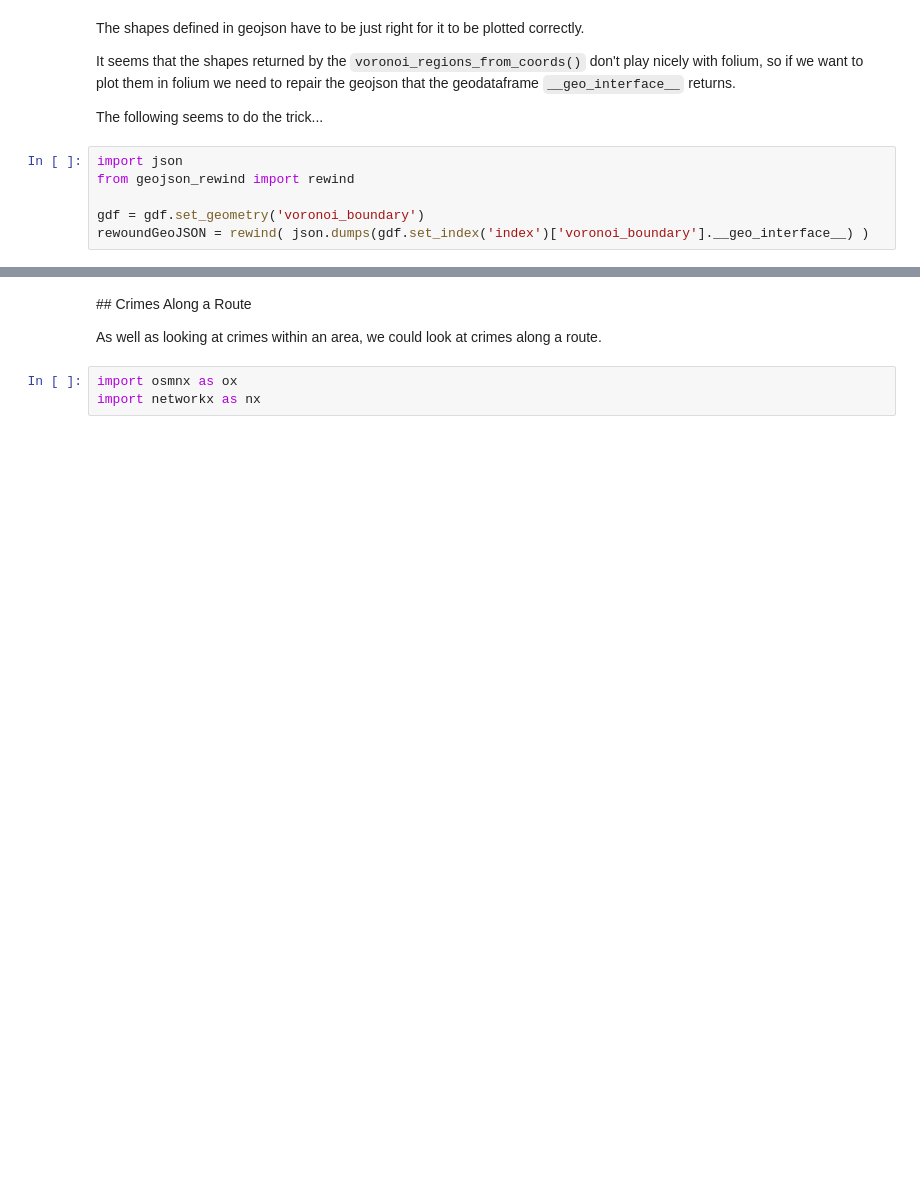
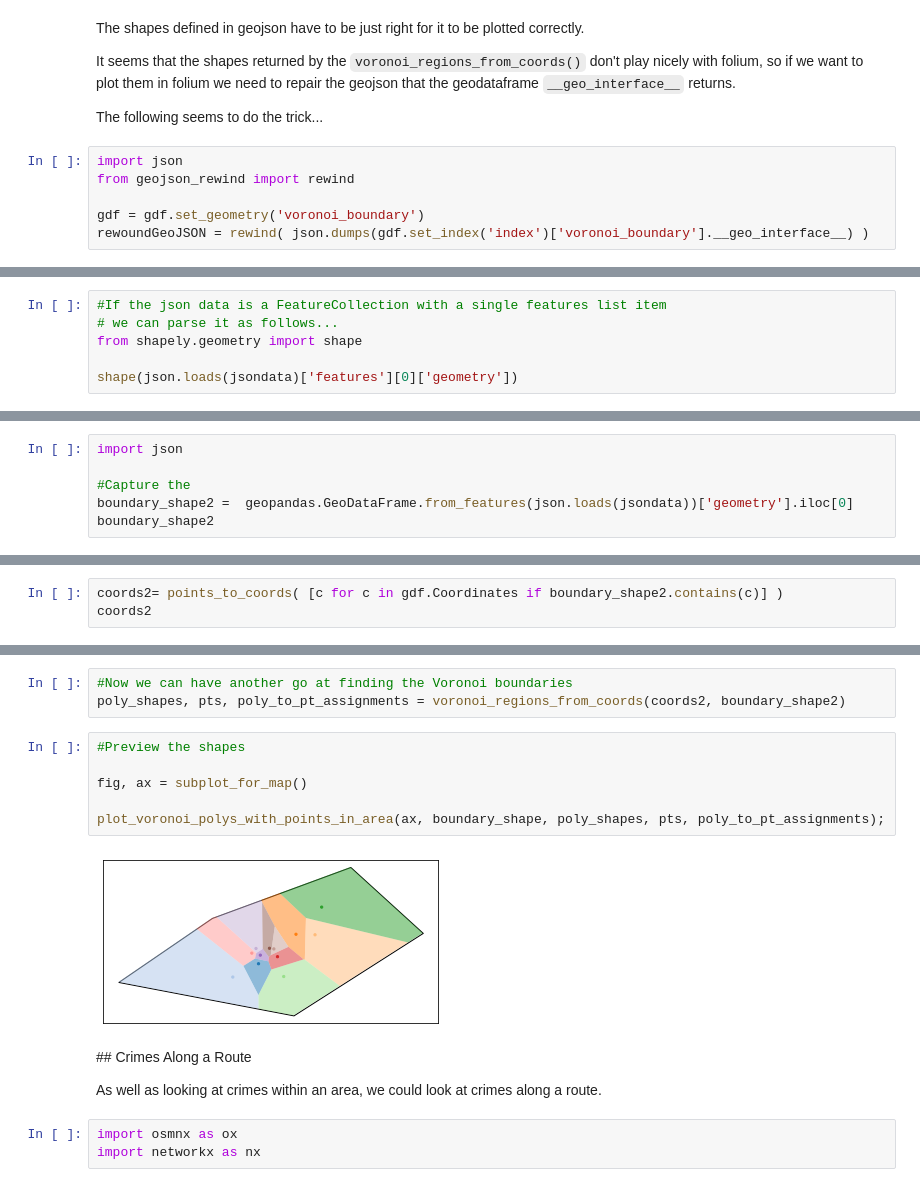
Before and after one commit to psychemedia/crime-data-demo, a Jupyter notebook: Police API Demo.ipynb, the cells around one changed output, grey strips where cells are left out. Cells and saved outputs as stored; diff of their text form; blank space fills up the shorter version.

Commit message:
Add a demo of using a boundary draw in geojson.net

```diff
--- a/Police API Demo.ipynb
+++ b/Police API Demo.ipynb
@@ -577,0 +632,6 @@ m
+# %%
+#If the json data is a FeatureCollection with a single features list item
+# we can parse it as follows...
+from shapely.geometry import shape
+
+shape(json.loads(jsondata)['features'][0]['geometry'])
@@ -577,0 +642,6 @@ m
+# %%
+import json
+
+#Capture the
+boundary_shape2 =  geopandas.GeoDataFrame.from_features(json.loads(jsondata))['geometry'].iloc[0]
+boundary_shape2
@@ -577,0 +652,3 @@ m
+# %%
+coords2= points_to_coords( [c for c in gdf.Coordinates if boundary_shape2.contains(c)] )
+coords2
@@ -578,3 +668,14 @@ m
+# %%
+#Now we can have another go at finding the Voronoi boundaries
+poly_shapes, pts, poly_to_pt_assignments = voronoi_regions_from_coords(coords2, boundary_shape2)
+# %%
+#Preview the shapes
+
+fig, ax = subplot_for_map()
+
+plot_voronoi_polys_with_points_in_area(ax, boundary_shape, poly_shapes, pts, poly_to_pt_assignments);
+# %% [output]
+[figure, added]
 # %% [markdown]
 ## Crimes Along a Route
 
```
Also changed, not shown: parts of 35 cells of this notebook.
